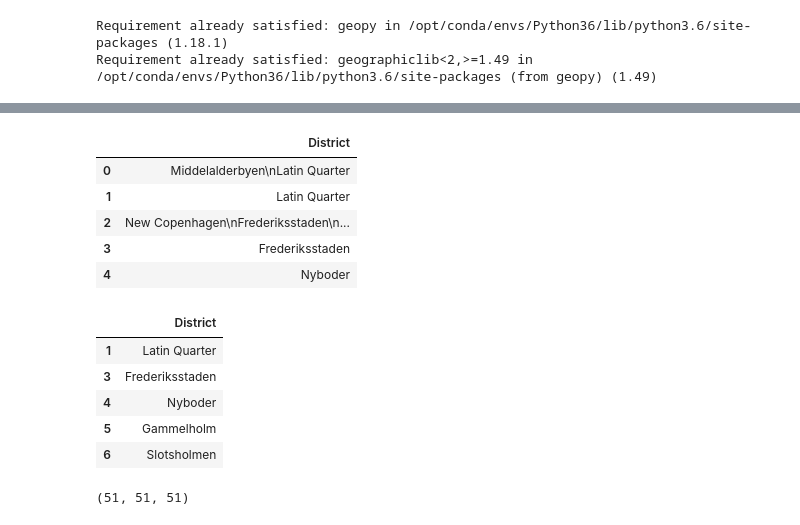
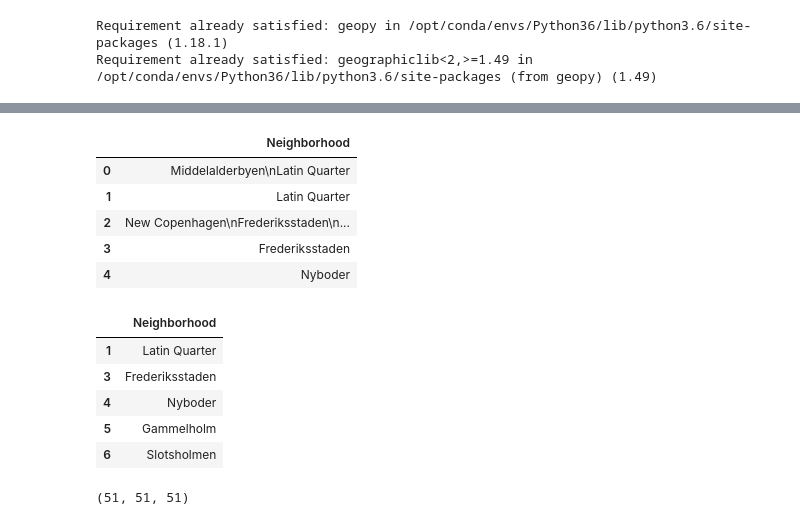
Before and after one commit to DanielAhmadDK/mini_machine_learning_projects, a Jupyter notebook: Capstone_final.ipynb, the cells around one changed output, grey strips where cells are left out. Cells and saved outputs as stored; diff of their text form; code cells hidden in the pictures.

```diff
--- a/Capstone_final.ipynb
+++ b/Capstone_final.ipynb
@@ -93,10 +101,10 @@ list
  'Vanløse',
  'Østerbro']
 # %%
-df = pd.DataFrame(list, columns = ['District'])
+df = pd.DataFrame(list, columns = ['Neighborhood'])
 df.head()
 # %% [output]
-|  | District |
+|  | Neighborhood |
 | 0 | Middelalderbyen\nLatin Quarter |
 | 1 | Latin Quarter |
 | 2 | New Copenhagen\nFrederiksstaden\n... |
@@ -108,7 +116,7 @@ df1 = df.drop(df.index[[0,2,7,21,24,41,51,52,53,60]])
 df1 = df1.drop(df.index[[11,27,33]])
 df1.head()
 # %% [output]
-|  | District |
+|  | Neighborhood |
 | 1 | Latin Quarter |
 | 3 | Frederiksstaden |
 | 4 | Nyboder |
```
Also changed, not shown: parts of 15 cells of this notebook.
